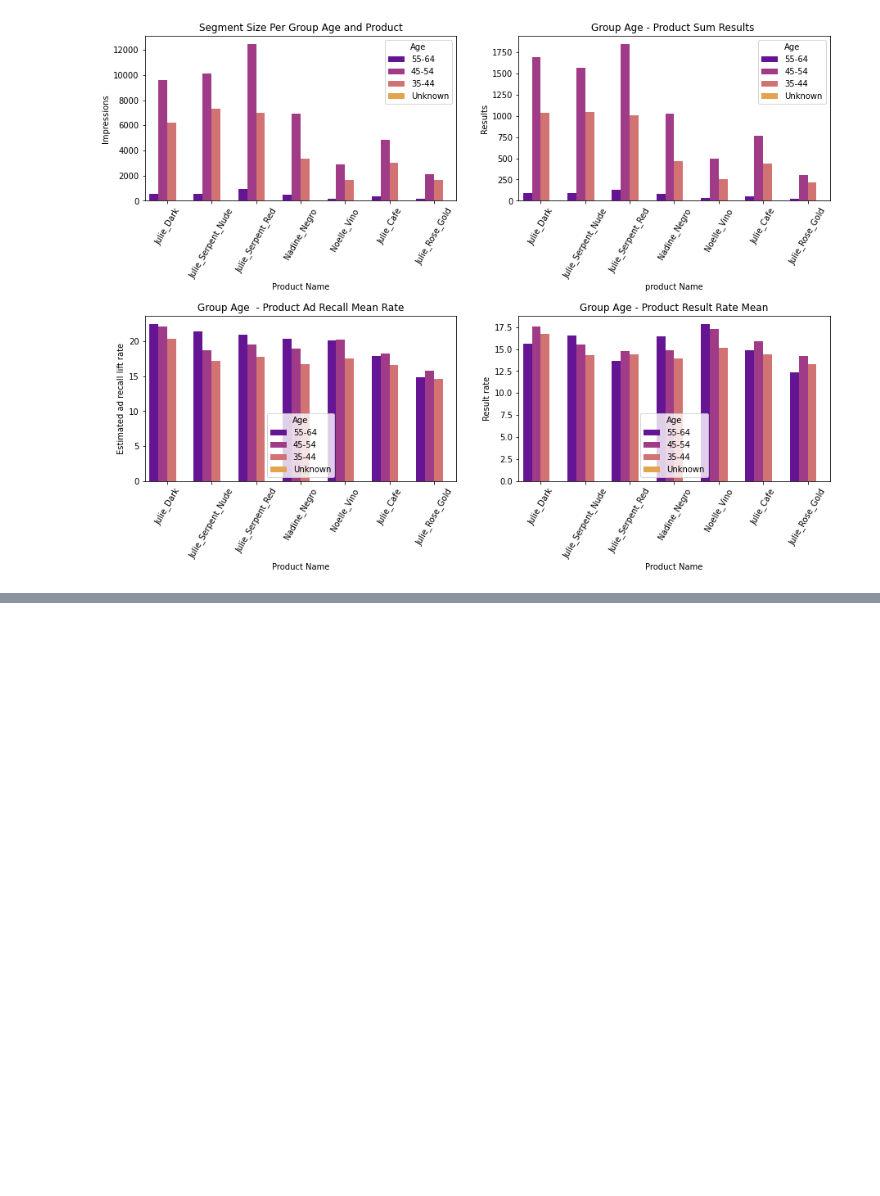
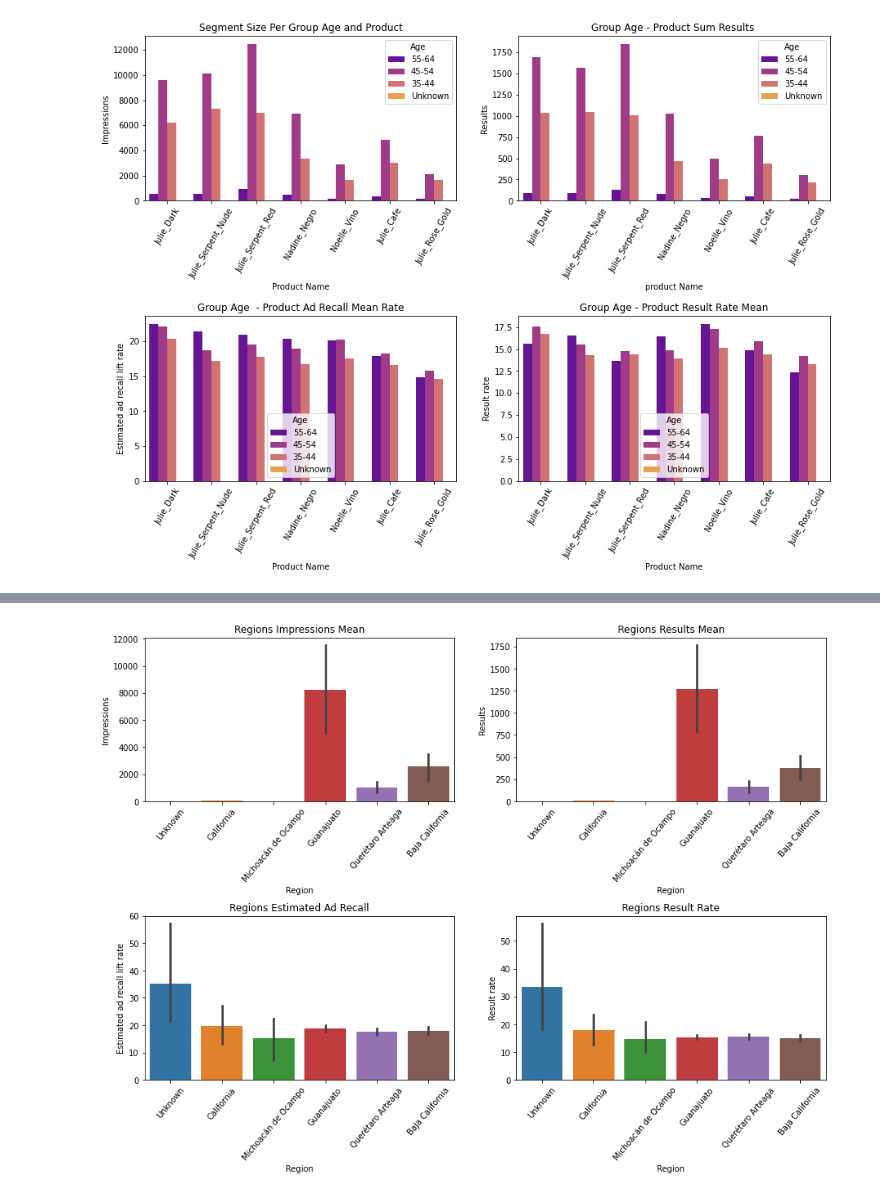
Before and after one commit to juanm05/Abril_Facebook, a Jupyter notebook: main.ipynb, the cells around one changed output, grey strips where cells are left out. Drawn from its saved outputs; the diff is of its cells as text; code cells hidden in the pictures; blank space fills up the shorter version.

```diff
--- a/main.ipynb
+++ b/main.ipynb
@@ -439,3 +439,6 @@ plt.subplots_adjust(hspace=0.7)
 plt.show()
 # %% [output]
 [figure]
+# %%
+# Segmentar por ubicacion
+df_region = pd.read_csv("albana_ad-Ads-May-1-2022-May-10-2022_region.csv")
@@ -441,0 +455,24 @@ plt.show()
+# %%
+# Ubicar estados con mas eficiencia e impacto
+fig, axes = plt.subplots(2, 2, figsize = (15, 10))
+
+ax1 = sns.barplot(data = df_region, x = "Region", y = "Impressions", ax = axes[0][0])
+ax1.set_xticklabels(labels = df_region["Region"].unique(), rotation = 50)
+ax1.set_title("Regions Impressions Mean")
+
+ax2 = sns.barplot(data = df_region, x = "Region", y = "Results", ax = axes[0][1])
+ax2.set_xticklabels(labels = df_region["Region"].unique(), rotation = 50)
+ax2.set_title("Regions Results Mean")
+
+ax3 = sns.barplot(data = df_region, x = "Region", y = "Estimated ad recall lift rate", ax = axes[1][0])
+ax3.set_xticklabels(labels = df_region["Region"].unique(), rotation = 50)
+ax3.set_title("Regions Estimated Ad Recall")
+
+ax4 = sns.barplot(data = df_region, x = "Region", y = "Result rate", ax = axes[1][1])
+ax4.set_xticklabels(labels = df_region["Region"].unique(), rotation = 50)
+ax4.set_title("Regions Result Rate")
+
+plt.subplots_adjust(hspace=0.7)
+plt.show()
+# %% [output]
+[figure, added]
```
Also changed, not shown: parts of 1 cell of this notebook, 1 other file.
